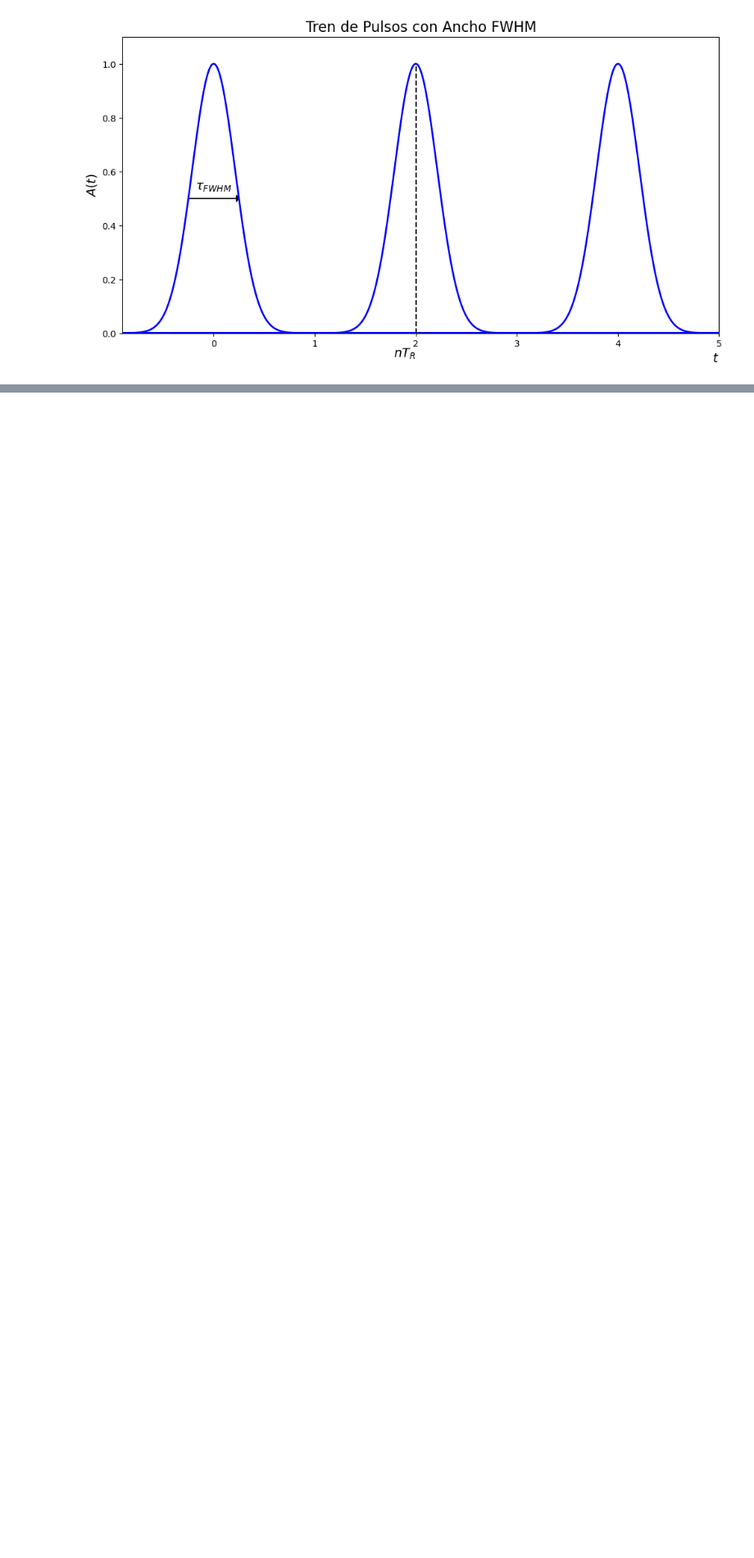
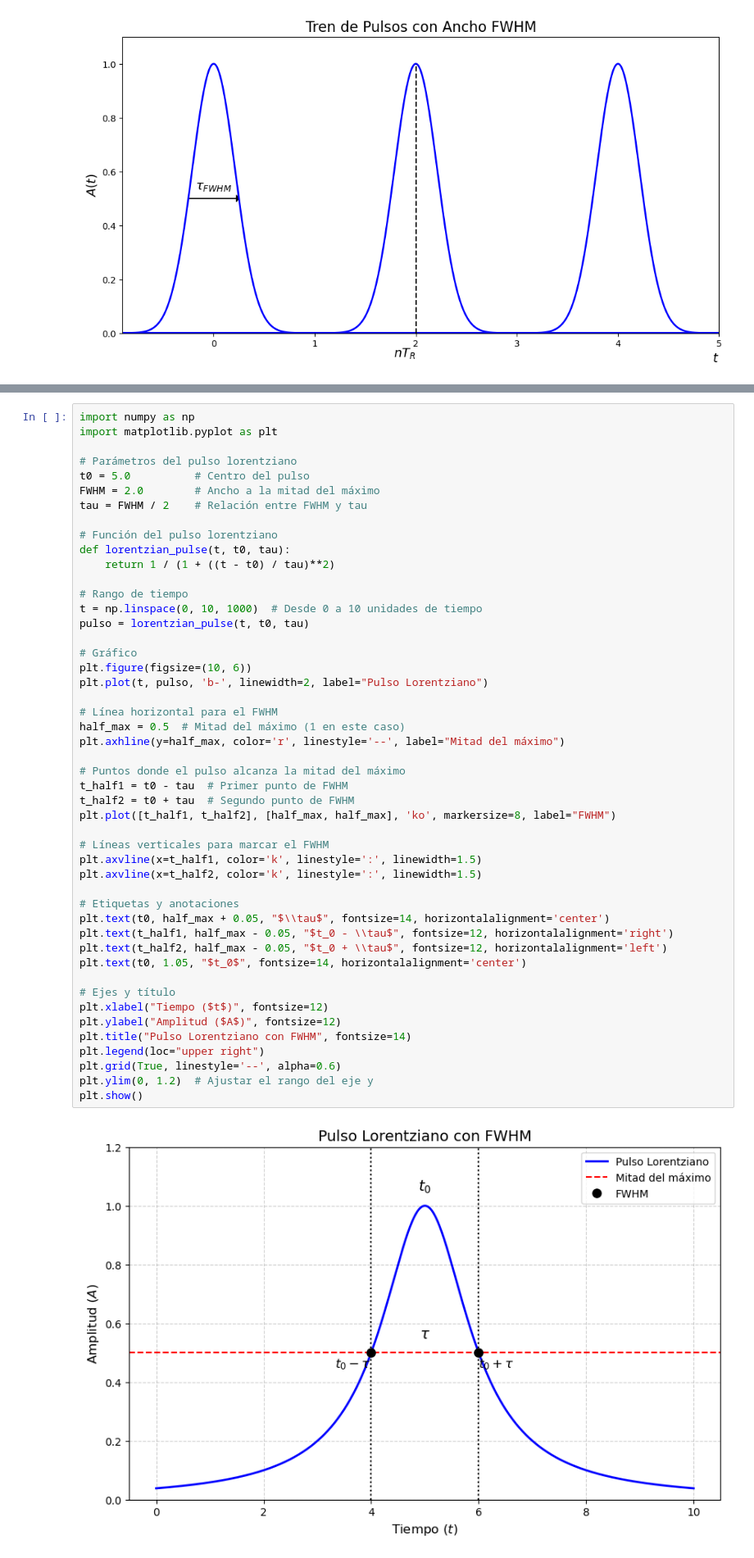
Before and after one commit to ComancheMario/Python-, a Jupyter notebook: Tesis/Sims.ipynb, the cells around one changed output, grey strips where cells are left out. Shown at 82% size. Saved outputs shown, nothing was run; the diff lists cells and outputs as text; blank space fills up the shorter version.

```diff
--- a/Tesis/Sims.ipynb
+++ b/Tesis/Sims.ipynb
@@ -888,0 +880,50 @@ plt.show()
+# %%
+import numpy as np
+import matplotlib.pyplot as plt
+
+# Parámetros del pulso lorentziano
+t0 = 5.0          # Centro del pulso
+FWHM = 2.0        # Ancho a la mitad del máximo
+tau = FWHM / 2    # Relación entre FWHM y tau
+
+# Función del pulso lorentziano
+def lorentzian_pulse(t, t0, tau):
+    return 1 / (1 + ((t - t0) / tau)**2)
+
+# Rango de tiempo
+t = np.linspace(0, 10, 1000)  # Desde 0 a 10 unidades de tiempo
+pulso = lorentzian_pulse(t, t0, tau)
+
+# Gráfico
+plt.figure(figsize=(10, 6))
+plt.plot(t, pulso, 'b-', linewidth=2, label="Pulso Lorentziano")
+
+# Línea horizontal para el FWHM
+half_max = 0.5  # Mitad del máximo (1 en este caso)
+plt.axhline(y=half_max, color='r', linestyle='--', label="Mitad del máximo")
+
+# Puntos donde el pulso alcanza la mitad del máximo
+t_half1 = t0 - tau  # Primer punto de FWHM
+t_half2 = t0 + tau  # Segundo punto de FWHM
+plt.plot([t_half1, t_half2], [half_max, half_max], 'ko', markersize=8, label="FWHM")
+
+# Líneas verticales para marcar el FWHM
+plt.axvline(x=t_half1, color='k', linestyle=':', linewidth=1.5)
+plt.axvline(x=t_half2, color='k', linestyle=':', linewidth=1.5)
+
+# Etiquetas y anotaciones
+plt.text(t0, half_max + 0.05, "$\\tau$", fontsize=14, horizontalalignment='center')
+plt.text(t_half1, half_max - 0.05, "$t_0 - \\tau$", fontsize=12, horizontalalignment='right')
+plt.text(t_half2, half_max - 0.05, "$t_0 + \\tau$", fontsize=12, horizontalalignment='left')
+plt.text(t0, 1.05, "$t_0$", fontsize=14, horizontalalignment='center')
+
+# Ejes y título
+plt.xlabel("Tiempo ($t$)", fontsize=12)
+plt.ylabel("Amplitud ($A$)", fontsize=12)
+plt.title("Pulso Lorentziano con FWHM", fontsize=14)
+plt.legend(loc="upper right")
+plt.grid(True, linestyle='--', alpha=0.6)
+plt.ylim(0, 1.2)  # Ajustar el rango del eje y
+plt.show()
+# %% [output]
+[figure, added]
```
Also changed, not shown: parts of 3 cells of this notebook.
